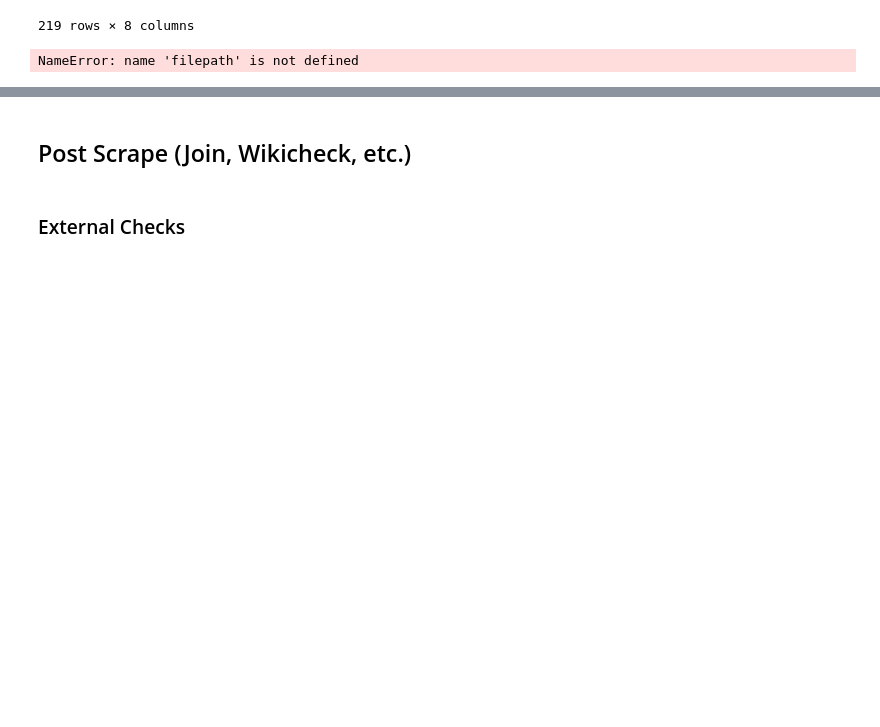
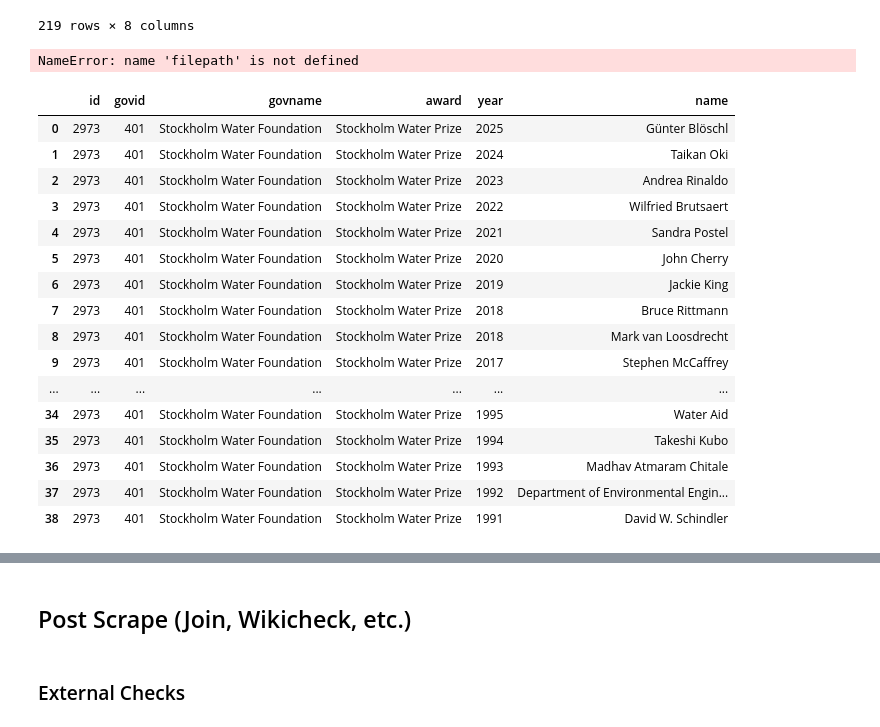
Before and after one commit to acepocalypse/EDA-award-scrape, a Jupyter notebook: Awards Scrape Code.ipynb, the cells around one changed output, grey strips where cells are left out. Cells and saved outputs as stored; diff of their text form; code cells hidden in the pictures; blank space fills up the shorter version.

```diff
--- a/Awards Scrape Code.ipynb
+++ b/Awards Scrape Code.ipynb
@@ -4663,60 +4663,104 @@ def scrape2956():
 
     return df
 # %%
+import requests
+from bs4 import BeautifulSoup
+import pandas as pd
+from datetime import datetime
+from IPython.display import display
+
 def scrape2973():
     award = "Stockholm Water Prize"
     govid = "401"
     govname = "Stockholm Water Foundation"
     aid = "2973"
-    url = "https://siwi.org/stockholm-water-prize/laureates"
+    url = "https://stockholmwaterfoundation.org/stockholm-water-prize/laureates"
     db = []
     headers = {'User-Agent': 'Mozilla/5.0 (Windows NT 10.0; Win64; x64) AppleWebKit/537.36 (KHTML, like Gecko) Chrome/122.0.0.0 Safari/537.36'}
 
     def prefixr(name):
         prefixes = ['Professors', 'Professor Emeritus', 'Professor', 'Dr.', 'Dr', 'Mr.','Mr']
         for prefix in prefixes:
             name = name.replace(prefix, '').strip()
         return name
 
-    page = requests.get(url, headers=headers)
-    soup = BeautifulSoup(page.content, "html.parser")
+    try:
+        page = requests.get(url, headers=headers)
+        page.raise_for_status()
+        soup = BeautifulSoup(page.content, "html.parser")
+    except Exception as e:
+        print(f"Error fetching page: {e}")
+        return pd.DataFrame()
 
-    title_pattern = r'\b(?:Professor|Professor\s+Emeritus|Dr|Mr)\.?\s*\b'
-    mdiv = soup.find('div', class_='grid-msnry')
-    divs = mdiv.find_all('div', class_='blurb_div-content')
+    # mdiv = soup.find('div', class_='grid-msnry') # No longer exists
+
+    # Direct search for blurb_div-content
+    divs = soup.find_all('div', class_='blurb_div-content')
+    if not divs:
+        print("No divs found with class 'blurb_div-content'")
+        return pd.DataFrame()
+
     for div in divs:
-        year = div.find('span', class_="pre-title").text
-        h3text = div.find('h3').text
-        fnames = h3text.split('/')
-        if len(fnames) > 1:
-            for fname in fnames:
-                lname = fname.split(',')[0]
-                name = prefixr(lname)
-                name = name.strip()
+        year_span = div.find('span', class_="pre-title")
+        if not year_span:
+            continue
+        year = year_span.text.strip()
 
-        elif 'Centre' not in h3text:
+        h3 = div.find('h3')
+        if not h3:
+            continue
+        h3text = h3.text
+
+        fnames = []
+        if '/' in h3text:
+            fnames = h3text.split('/')
+        elif ' and ' in h3text and 'Centre' not in h3text:
             fnames = h3text.split(' and ')
-            for fname in fnames:
-                lname = fname.split(',')[0]
-                name = prefixr(lname)
-                name = name.strip()
+        else:
+            # Single name or Centre
+            fname = h3text.split(',')[0] # Remove country if appended with comma
+            fnames = [fname]
 
-        elif 'Centre' in h3text:
-            lname = h3text.split(',')[0]
-            name = lname.strip()
-
-        db.append({'id': aid, 'govid': govid, 'govname': govname, 'award': award, 'year': year, 'name': name})
-
-
+        for fname in fnames:
+            lname = fname.split(',')[0]
+            name = prefixr(lname)
+            name = name.strip()
+            if name:
+                 db.append({'id': aid, 'govid': govid, 'govname': govname, 'award': award, 'year': year, 'name': name})
 
     df = pd.DataFrame(db)
     display(df)
 
-    df.to_csv(f'{filepath}{aid}.csv',index=False)
+    # Check for global filepath, default to empty string
+    fpath = globals().get('filepath', '')
+    try:
+        df.to_csv(f'{fpath}{aid}.csv',index=False)
+    except Exception as e:
+         print(f"Could not save CSV to {fpath}{aid}.csv: {e}")
 
     if not df.empty:
         now = datetime.now()
         current_time = now.strftime("%H:%M:%S")
         print(f"AwardID {aid} --- scraped and saved to path at {current_time}")
 
     return df
+
+scrape2973()
+# %% [output]
+|  | id | govid | govname | award | year | name |
+| 0 | 2973 | 401 | Stockholm Water Foundation | Stockholm Water Prize | 2025 | Günter Blöschl |
+| 1 | 2973 | 401 | Stockholm Water Foundation | Stockholm Water Prize | 2024 | Taikan Oki |
+| 2 | 2973 | 401 | Stockholm Water Foundation | Stockholm Water Prize | 2023 | Andrea Rinaldo |
+| 3 | 2973 | 401 | Stockholm Water Foundation | Stockholm Water Prize | 2022 | Wilfried Brutsaert |
+| 4 | 2973 | 401 | Stockholm Water Foundation | Stockholm Water Prize | 2021 | Sandra Postel |
+| 5 | 2973 | 401 | Stockholm Water Foundation | Stockholm Water Prize | 2020 | John Cherry |
+| 6 | 2973 | 401 | Stockholm Water Foundation | Stockholm Water Prize | 2019 | Jackie King |
+| 7 | 2973 | 401 | Stockholm Water Foundation | Stockholm Water Prize | 2018 | Bruce Rittmann |
+| 8 | 2973 | 401 | Stockholm Water Foundation | Stockholm Water Prize | 2018 | Mark van Loosdrecht |
+| 9 | 2973 | 401 | Stockholm Water Foundation | Stockholm Water Prize | 2017 | Stephen McCaffrey |
+| ... | ... | ... | ... | ... | ... | ... |
+| 34 | 2973 | 401 | Stockholm Water Foundation | Stockholm Water Prize | 1995 | Water Aid |
+| 35 | 2973 | 401 | Stockholm Water Foundation | Stockholm Water Prize | 1994 | Takeshi Kubo |
+| 36 | 2973 | 401 | Stockholm Water Foundation | Stockholm Water Prize | 1993 | Madhav Atmaram Chitale |
+| 37 | 2973 | 401 | Stockholm Water Foundation | Stockholm Water Prize | 1992 | Department of Environmental Engin... |
+| 38 | 2973 | 401 | Stockholm Water Foundation | Stockholm Water Prize | 1991 | David W. Schindler |
```
Also changed, not shown: parts of 1 cell of this notebook.
